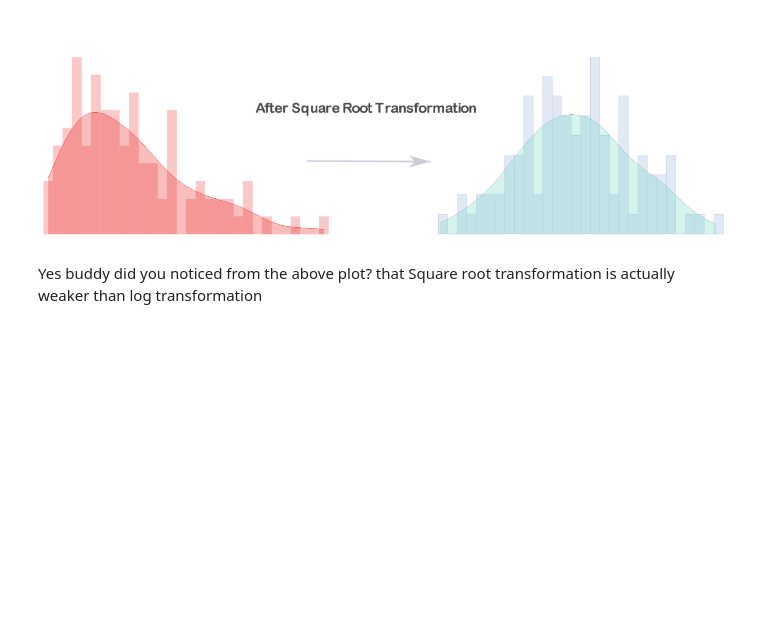
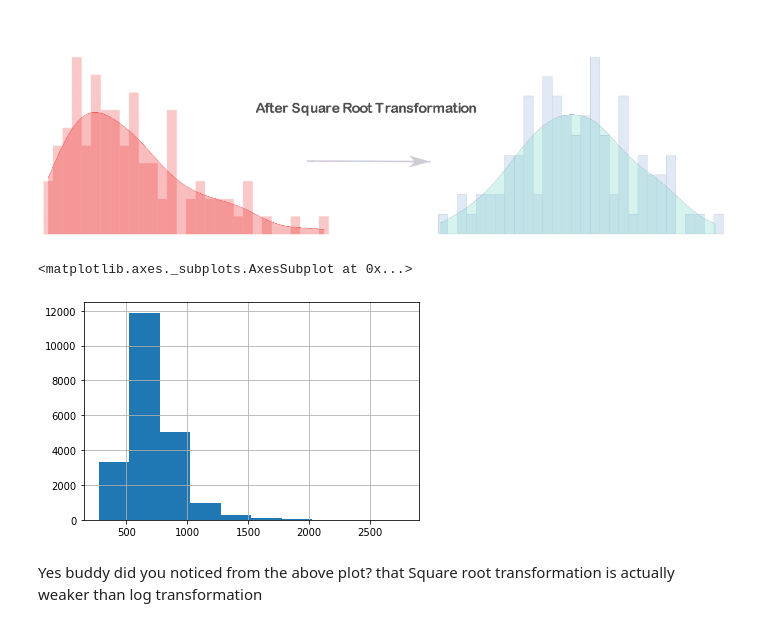
Before and after one commit to sureshmecad/CloudyML-AI-FOR-ALL, a Jupyter notebook: 9_Feature_Engineering_CloudyML.ipynb, the cells around one changed output. Drawn from its saved outputs; the diff is of its cells as text; code cells hidden in the pictures; blank space fills up the shorter version.

```diff
--- a/9_Feature_Engineering_CloudyML.ipynb
+++ b/9_Feature_Engineering_CloudyML.ipynb
@@ -599,6 +657,13 @@ You should note that this function is defined only for positive numbers.
 ![2021-05-13 (3).png](embedded-picture-1)
 # %%
 #square root tranform and its distribution
+
+#log transfrom
+price_sqrt = np.sqrt(new_data['price'])
+price_sqrt.hist()
+# %% [output]
+<matplotlib.axes._subplots.AxesSubplot at 0x...>
+[figure, added]
 # %% [markdown]
 Yes buddy did you noticed from the above plot? that Square root transformation is actually weaker than log transformation
 # %% [markdown]
```
Also changed, not shown: parts of 27 cells of this notebook.
